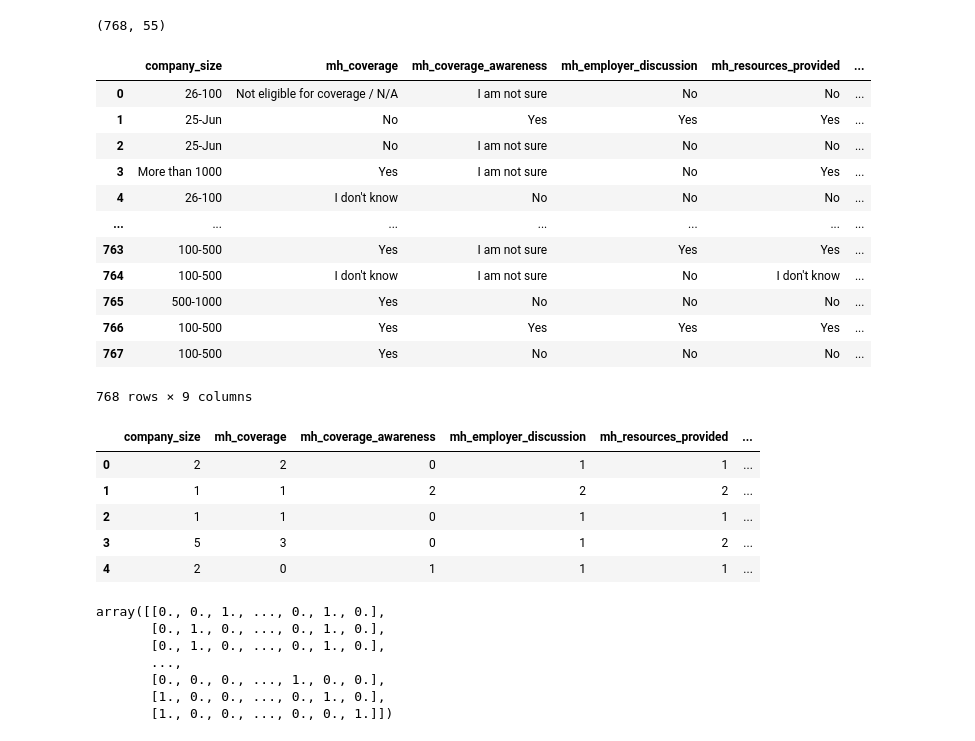
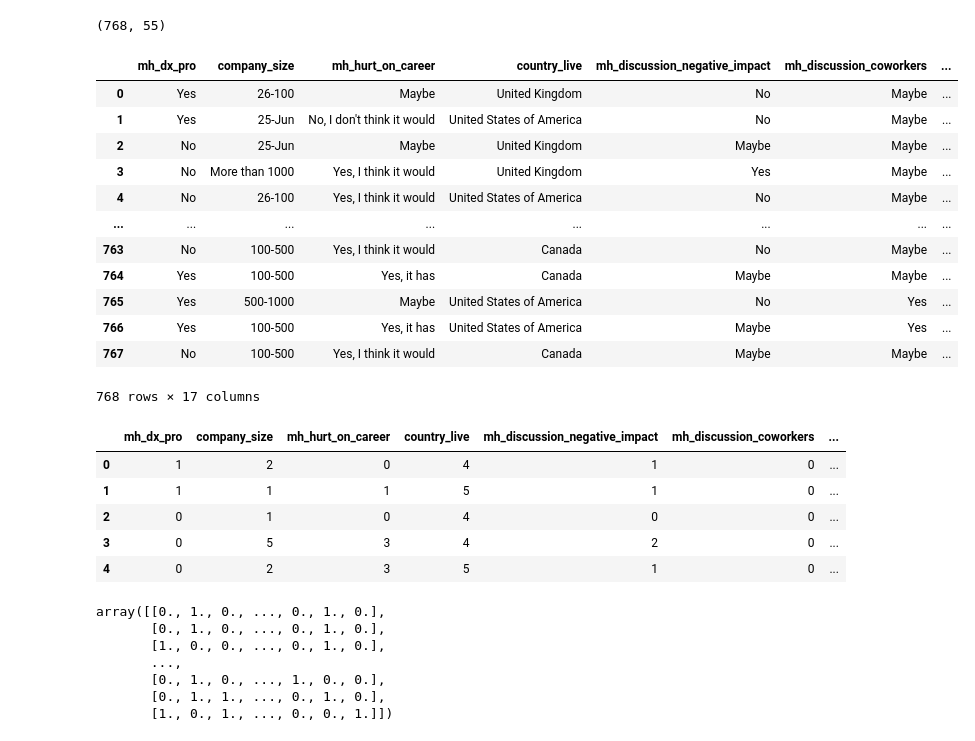
Before and after one commit to ArtTucker/mental_health_and_economics, a Jupyter notebook: machine_learning/ML_mental_health.ipynb, the cells around one changed output. Saved outputs shown, nothing was run; the diff lists cells and outputs as text; code cells hidden in the pictures.

```diff
--- a/machine_learning/ML_mental_health.ipynb
+++ b/machine_learning/ML_mental_health.ipynb
@@ -87,22 +87,22 @@ tech_df.shape
 # %% [output]
 (768, 55)
 # %%
-ml_df = tech_df[["company_size","mh_coverage","mh_coverage_awareness","mh_employer_discussion","mh_resources_provided","mh_anonimity","mh_dx_current","age","gender"]]
+ml_df = tech_df[["mh_dx_pro","company_size","mh_hurt_on_career","country_live", "mh_discussion_negative_impact","mh_discussion_coworkers", "mh_discussion_supervisors", "mh_equal_ph", "mh_observed_consequences_coworkers","mh_coverage","mh_coverage_awareness","mh_employer_discussion","mh_resources_provided","mh_anonimity","mh_dx_current","age","gender"]]
 ml_df
 # %% [output]
-|  | company_size | mh_coverage | mh_coverage_awareness | mh_employer_discussion | mh_resources_provided | ... |
-| 0 | 26-100 | Not eligible for coverage / N/A | I am not sure | No | No | ... |
-| 1 | 25-Jun | No | Yes | Yes | Yes | ... |
-| 2 | 25-Jun | No | I am not sure | No | No | ... |
-| 3 | More than 1000 | Yes | I am not sure | No | Yes | ... |
-| 4 | 26-100 | I don't know | No | No | No | ... |
-| ... | ... | ... | ... | ... | ... | ... |
-| 763 | 100-500 | Yes | I am not sure | Yes | Yes | ... |
-| 764 | 100-500 | I don't know | I am not sure | No | I don't know | ... |
-| 765 | 500-1000 | Yes | No | No | No | ... |
-| 766 | 100-500 | Yes | Yes | Yes | Yes | ... |
-| 767 | 100-500 | Yes | No | No | No | ... |
+|  | mh_dx_pro | company_size | mh_hurt_on_career | country_live | mh_discussion_negative_impact | mh_discussion_coworkers | ... |
+| 0 | Yes | 26-100 | Maybe | United Kingdom | No | Maybe | ... |
+| 1 | Yes | 25-Jun | No, I don't think it would | United States of America | No | Maybe | ... |
+| 2 | No | 25-Jun | Maybe | United Kingdom | Maybe | Maybe | ... |
+| 3 | No | More than 1000 | Yes, I think it would | United Kingdom | Yes | Maybe | ... |
+| 4 | No | 26-100 | Yes, I think it would | United States of America | No | Maybe | ... |
+| ... | ... | ... | ... | ... | ... | ... | ... |
+| 763 | No | 100-500 | Yes, I think it would | Canada | No | Maybe | ... |
+| 764 | Yes | 100-500 | Yes, it has | Canada | Maybe | Maybe | ... |
+| 765 | Yes | 500-1000 | Maybe | United States of America | No | Yes | ... |
+| 766 | Yes | 100-500 | Yes, it has | United States of America | Maybe | Yes | ... |
+| 767 | No | 100-500 | Yes, I think it would | Canada | Maybe | Maybe | ... |
-768 rows × 9 columns
+768 rows × 17 columns
 # %%
 # Encode dataset:
 
@@ -133,12 +133,12 @@ for feature in features:
 # Check:
 encoded_df.head()
 # %% [output]
-|  | company_size | mh_coverage | mh_coverage_awareness | mh_employer_discussion | mh_resources_provided | ... |
-| 0 | 2 | 2 | 0 | 1 | 1 | ... |
-| 1 | 1 | 1 | 2 | 2 | 2 | ... |
-| 2 | 1 | 1 | 0 | 1 | 1 | ... |
-| 3 | 5 | 3 | 0 | 1 | 2 | ... |
-| 4 | 2 | 0 | 1 | 1 | 1 | ... |
+|  | mh_dx_pro | company_size | mh_hurt_on_career | country_live | mh_discussion_negative_impact | mh_discussion_coworkers | ... |
+| 0 | 1 | 2 | 0 | 4 | 1 | 0 | ... |
+| 1 | 1 | 1 | 1 | 5 | 1 | 0 | ... |
+| 2 | 0 | 1 | 0 | 4 | 0 | 0 | ... |
+| 3 | 0 | 5 | 3 | 4 | 2 | 0 | ... |
+| 4 | 0 | 2 | 3 | 5 | 1 | 0 | ... |
 # %%
 from sklearn.preprocessing import OneHotEncoder
 encoder = OneHotEncoder(sparse = False)
@@ -149,12 +149,12 @@ encoded_df1 = ml_df.copy()
 encoded_df1 = encoder.fit_transform(encoded_df1)
 encoded_df1
 # %% [output]
-array([[0., 0., 1., ..., 0., 1., 0.],
+array([[0., 1., 0., ..., 0., 1., 0.],
        [0., 1., 0., ..., 0., 1., 0.],
-       [0., 1., 0., ..., 0., 1., 0.],
+       [1., 0., 0., ..., 0., 1., 0.],
        ...,
-       [0., 0., 0., ..., 1., 0., 0.],
-       [1., 0., 0., ..., 0., 1., 0.],
-       [1., 0., 0., ..., 0., 0., 1.]])
+       [0., 1., 0., ..., 1., 0., 0.],
+       [0., 1., 1., ..., 0., 1., 0.],
+       [1., 0., 1., ..., 0., 0., 1.]])
 # %%
 # Create our target:
```
Also changed, not shown: parts of 2 cells of this notebook.
